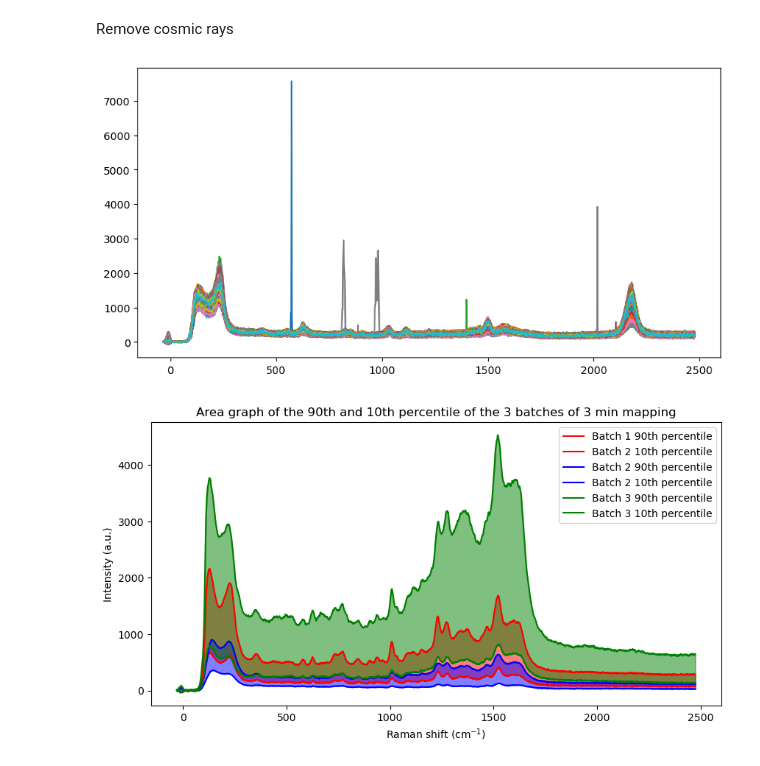
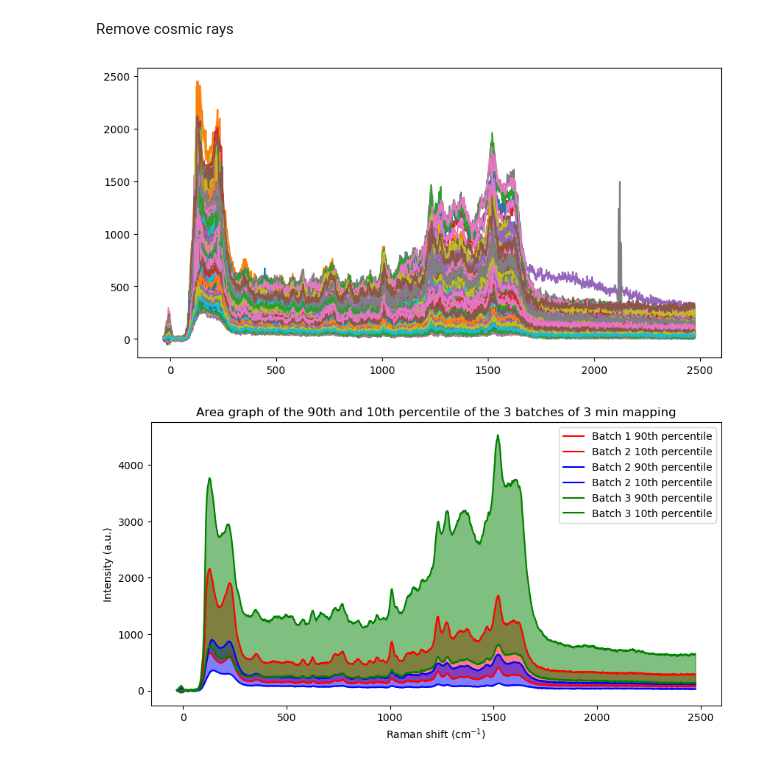
Before and after one commit to anva-kn/Raman, a Jupyter notebook: Calibration&Alignment.ipynb, the cells around one changed output. Cells and saved outputs as stored; diff of their text form; code cells hidden in the pictures.

```diff
--- a/Calibration&Alignment.ipynb
+++ b/Calibration&Alignment.ipynb
@@ -78,7 +72,7 @@ ImageJ series: detected extra dimension 'I'
  Remove cosmic rays
 # %%
 # car_batch1_3min_mapping_no_cosmic = rpd.remove_cosmic_rays(car_batch1_3min_mapping, 10)
-car_batch2_3min_mapping_no_cosmic = rpd.remove_cosmic_rays(car_batch2_3min_mapping, 10)
+car_batch2_3min_mapping_no_cosmic = rpd.remove_cosmic_rays_improved(car_batch2_3min_mapping, 10)
 # car_batch3_3min_mapping_no_cosmic = rpd.remove_cosmic_rays(car_batch3_3min_mapping, 10)
 # %%
-car_batch2_3min_mapping_no_cosmic = rpd.remove_cosmic_rays(car_batch2_3min_mapping_no_cosmic, 10)
+car_batch2_3min_mapping_no_cosmic = rpd.remove_cosmic_rays_improved(car_batch2_3min_mapping_no_cosmic, 25)
@@ -92,14 +88,14 @@ np.save("car_batch3_3min_no_cosmic.npy", car_batch3_3min_mapping_no_cosmic)
 # %%
 # plot all the data from car_batch2_3min_mapping_no_cosmic with a loop
 # use rows as individual plots
 
 plt.figure(figsize=(10, 5))
 for i in range(len(car_batch2_3min_mapping_no_cosmic)):
-    plt.plot(f_sup_sers, car_batch1_3min_mapping_no_cosmic[i])
+    plt.plot(f_sup_sers, car_batch2_3min_mapping_no_cosmic[i])
 
 plt.show()
 # %% [output]
-[figure, old version]
+[figure, new version]
 # %%
 # Take car_batch1_3min_mapping_no_cosmic as dataset and find 90th and 10th percentile
 # Then use the 90th percentile as the upper limit and 10th percentile as the lower limit
```
Also changed, not shown: parts of 3 cells of this notebook, 2 other files.
